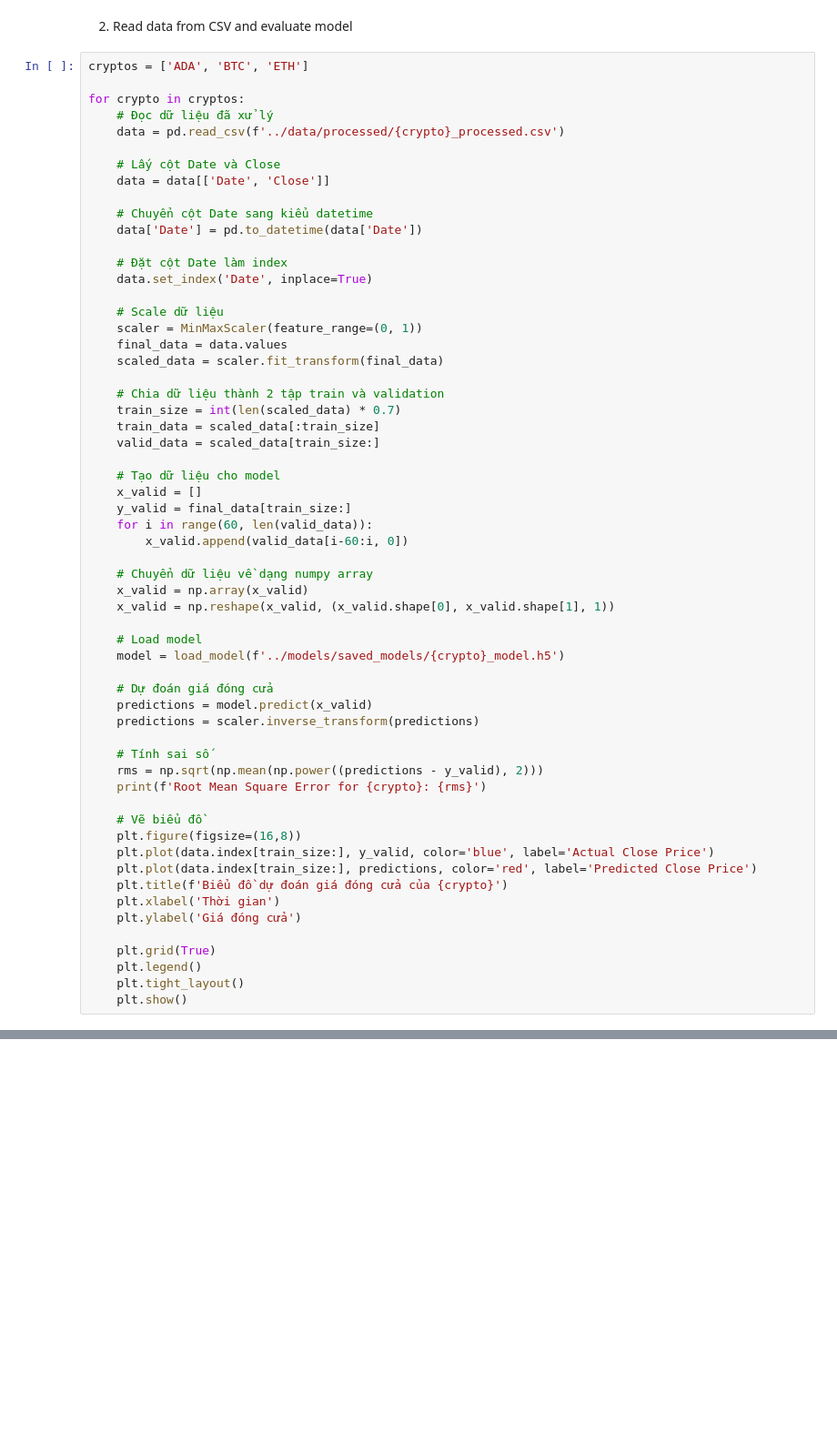
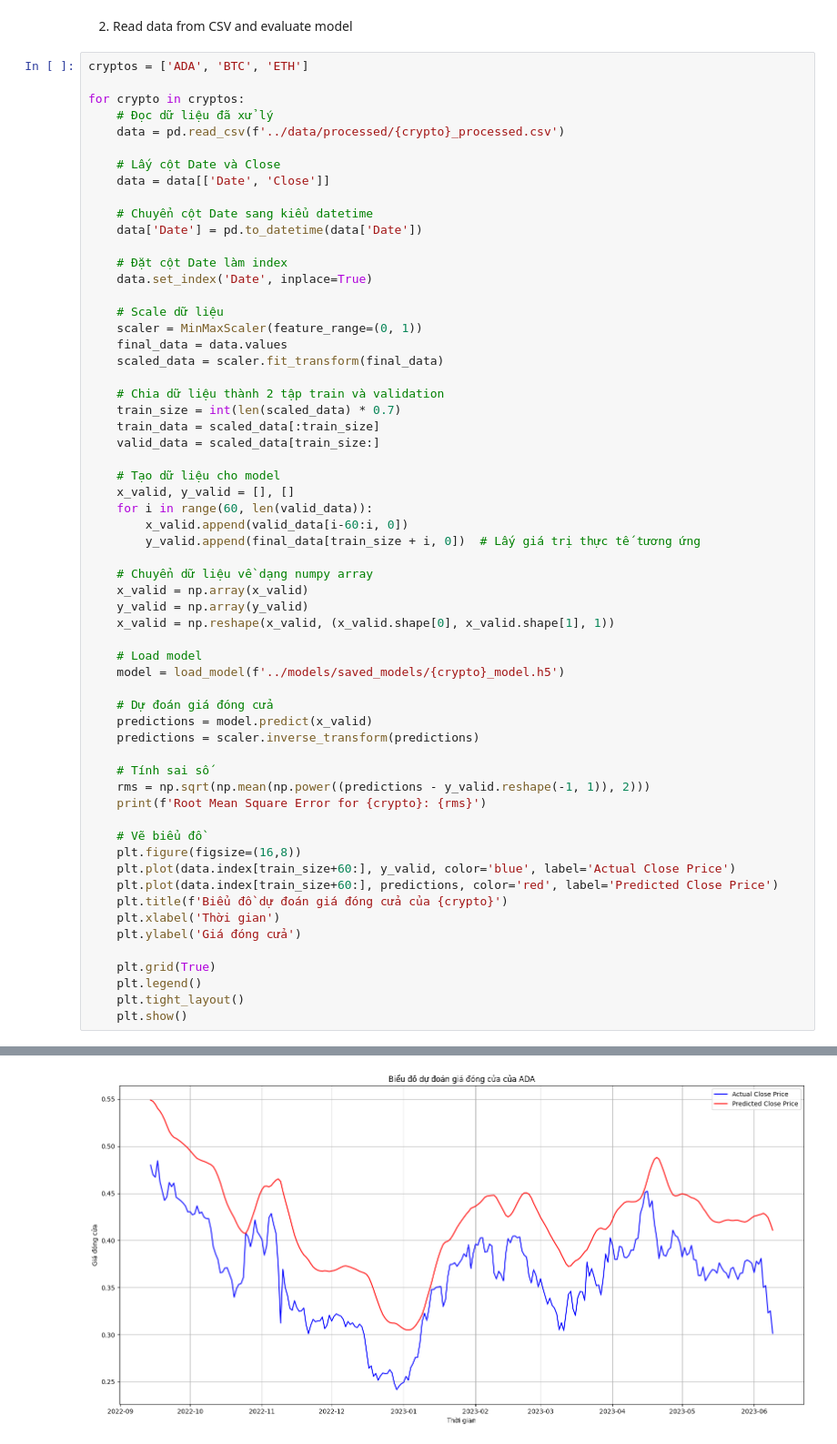
Before and after one commit to HyrniT/stock-price-prediction, a Jupyter notebook: notebooks/model_evaluation.ipynb, the cells around one changed output, grey strips where cells are left out. Shown: that part at 91% size. Drawn from its saved outputs; the diff is of its cells as text; blank space fills up the shorter version.

```diff
--- a/notebooks/model_evaluation.ipynb
+++ b/notebooks/model_evaluation.ipynb
@@ -36,13 +35,14 @@ for crypto in cryptos:
     valid_data = scaled_data[train_size:]
 
     # Tạo dữ liệu cho model
-    x_valid = []
-    y_valid = final_data[train_size:]
+    x_valid, y_valid = [], []
     for i in range(60, len(valid_data)):
         x_valid.append(valid_data[i-60:i, 0])
+        y_valid.append(final_data[train_size + i, 0])  # Lấy giá trị thực tế tương ứng
 
     # Chuyển dữ liệu về dạng numpy array
     x_valid = np.array(x_valid)
+    y_valid = np.array(y_valid)
     x_valid = np.reshape(x_valid, (x_valid.shape[0], x_valid.shape[1], 1))
 
     # Load model
@@ -53,13 +53,13 @@ for crypto in cryptos:
     predictions = scaler.inverse_transform(predictions)
 
     # Tính sai số
-    rms = np.sqrt(np.mean(np.power((predictions - y_valid), 2)))
+    rms = np.sqrt(np.mean(np.power((predictions - y_valid.reshape(-1, 1)), 2)))
     print(f'Root Mean Square Error for {crypto}: {rms}')
 
     # Vẽ biểu đồ
     plt.figure(figsize=(16,8))
-    plt.plot(data.index[train_size:], y_valid, color='blue', label='Actual Close Price')
-    plt.plot(data.index[train_size:], predictions, color='red', label='Predicted Close Price')
+    plt.plot(data.index[train_size+60:], y_valid, color='blue', label='Actual Close Price')
+    plt.plot(data.index[train_size+60:], predictions, color='red', label='Predicted Close Price')
     plt.title(f'Biểu đồ dự đoán giá đóng cửa của {crypto}')
     plt.xlabel('Thời gian')
     plt.ylabel('Giá đóng cửa')
@@ -68,3 +68,4 @@ for crypto in cryptos:
     plt.legend()
     plt.tight_layout()
     plt.show()
+# %% [output]
@@ -70,0 +75 @@ for crypto in cryptos:
+[figure, added]
```
Also changed, not shown: parts of 2 cells of this notebook.
